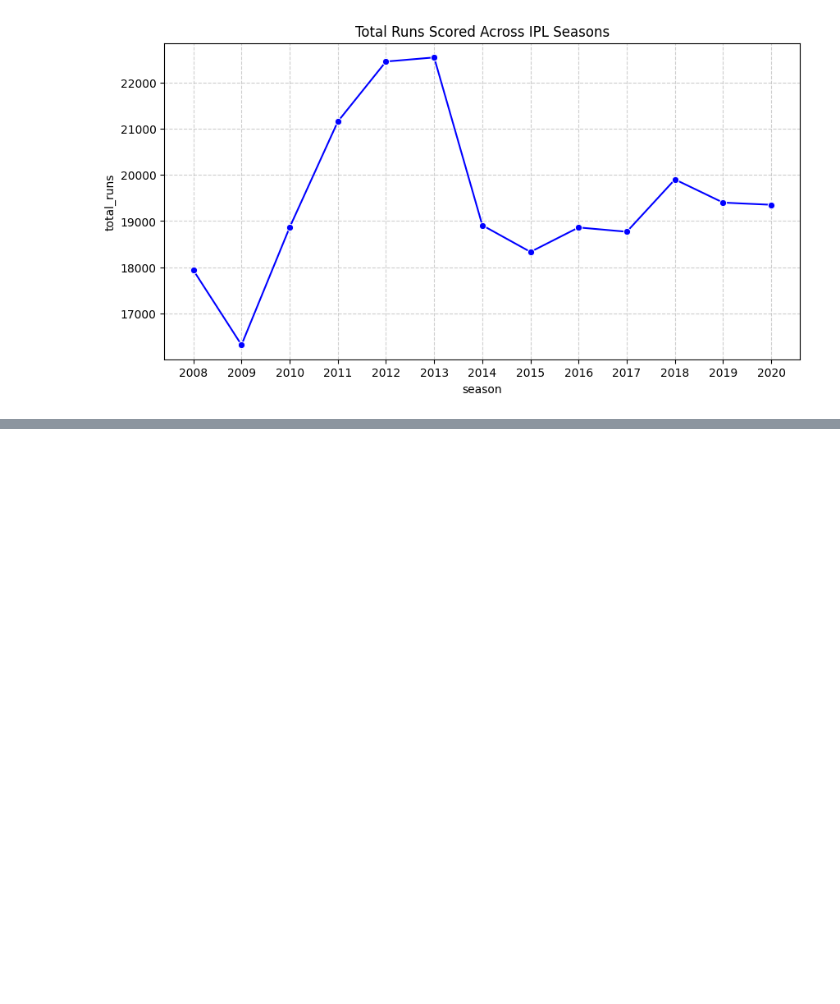
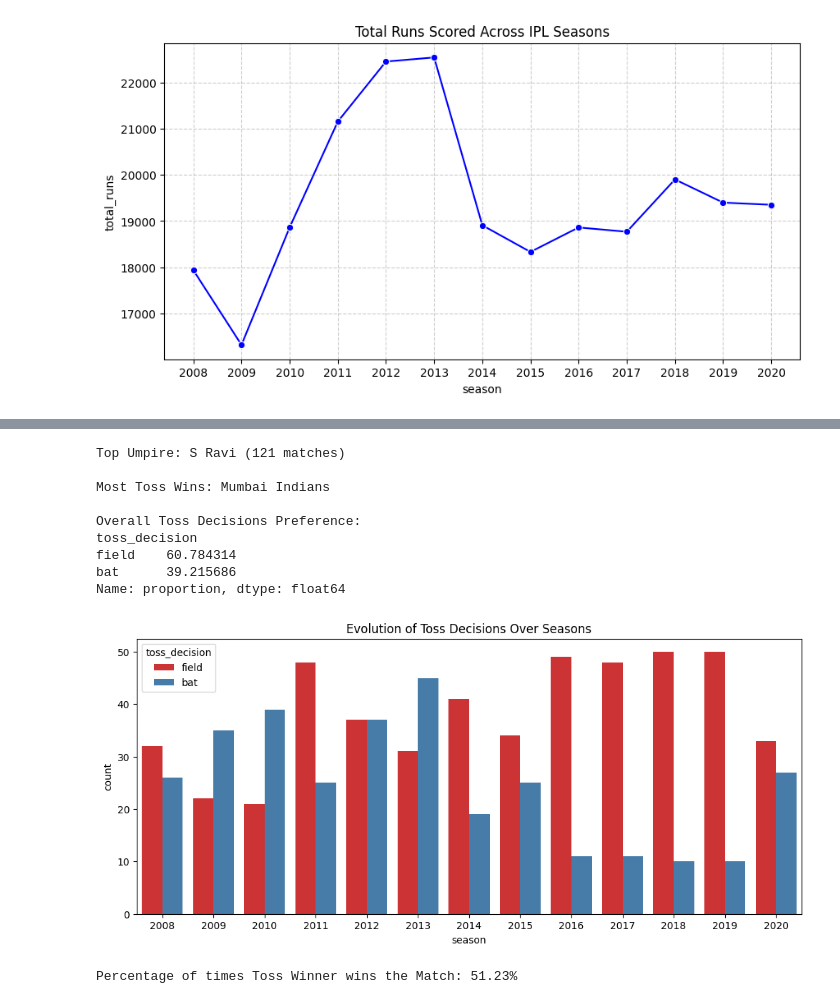
Before and after one commit to arunjthilak80/Data-Science-Projects, a Jupyter notebook: IPL_Dataset.ipynb, the cells around one changed output, grey strips where cells are left out. Drawn from its saved outputs; the diff is of its cells as text; code cells hidden in the pictures; blank space fills up the shorter version.

```diff
--- a/IPL_Dataset.ipynb
+++ b/IPL_Dataset.ipynb
@@ -168,0 +239,34 @@ plt.show()
+# %%
+# 4. Who has umpired the most?
+# Combine both umpire columns to get a true total count
+all_umpires = pd.concat([matches_df['umpire1'], matches_df['umpire2']])
+print(f"Top Umpire: {all_umpires.value_counts().idxmax()} ({all_umpires.value_counts().max()} matches)\n")
+
+# 5. Which team has won the most tosses?
+print(f"Most Toss Wins: {matches_df['toss_winner'].value_counts().idxmax()}\n")
+
+# 6. What does the team decide after winning the toss?
+print("Overall Toss Decisions Preference:")
+print(matches_df['toss_decision'].value_counts(normalize=True) * 100)
+
+# 7. How does the toss decision vary across seasons?
+plt.figure(figsize=(12, 5))
+sns.countplot(x='season', hue='toss_decision', data=matches_df, palette='Set1')
+plt.title('Evolution of Toss Decisions Over Seasons')
+plt.show()
+
+# 8. Does winning the toss imply winning the game?
+toss_match_win_pct = (matches_df['toss_winner'] == matches_df['winner']).mean() * 100
+print(f"\nPercentage of times Toss Winner wins the Match: {toss_match_win_pct:.2f}%")
+# %% [output]
+Top Umpire: S Ravi (121 matches)
+
+Most Toss Wins: Mumbai Indians
+
+Overall Toss Decisions Preference:
+toss_decision
+field    60.784314
+bat      39.215686
+Name: proportion, dtype: float64
+[figure, added]
+Percentage of times Toss Winner wins the Match: 51.23%
```
Also changed, not shown: parts of 14 cells of this notebook.
